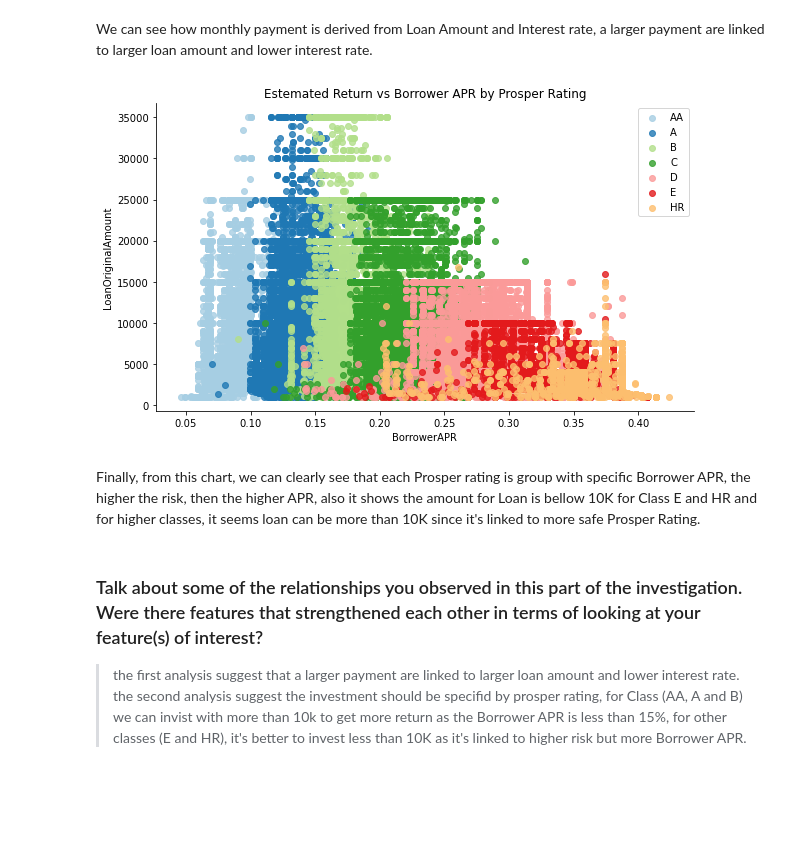
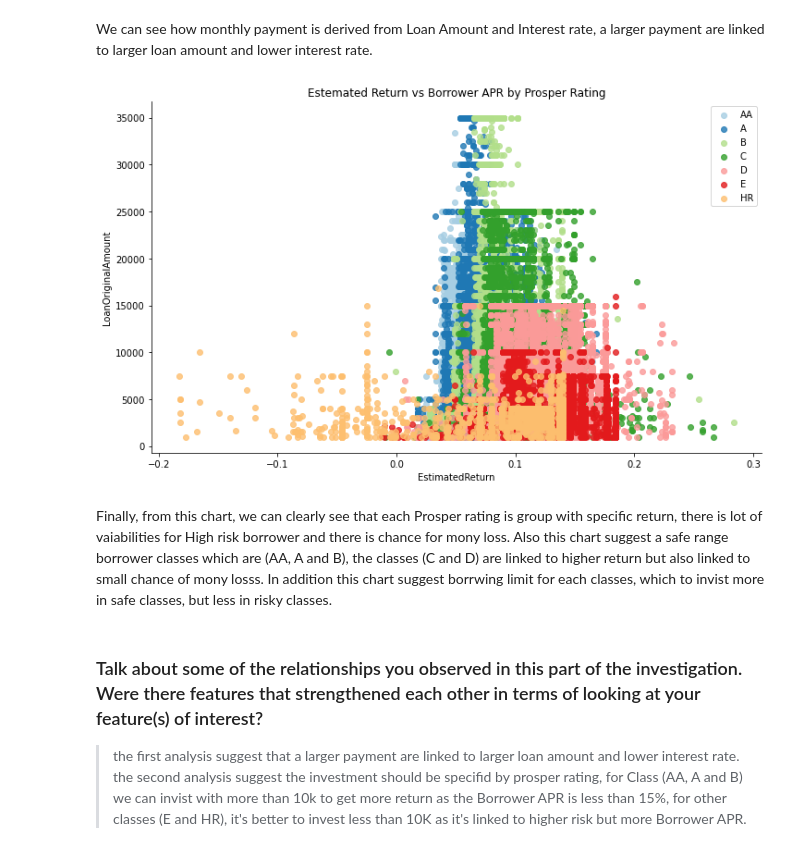
Before and after one commit to maleksaati/communicate-data-project, a Jupyter notebook: exploration.ipynb, the cells around one changed output. Saved outputs shown, nothing was run; the diff lists cells and outputs as text; code cells hidden in the pictures; blank space fills up the shorter version.

```diff
--- a/exploration.ipynb
+++ b/exploration.ipynb
@@ -376,14 +389,14 @@ plt.legend(legend_obj, labels, title="Monthly Loan Payment")
 We can see how monthly payment is derived from Loan Amount and Interest rate, a larger payment are linked to larger loan amount and lower interest rate.
 # %%
 g = sb.FacetGrid(data = loan_df, hue = 'ProsperRating (Alpha)', hue_order = ['AA', 'A', 'B', 'C', 'D', 'E', 'HR'] ,
-                 height = 5, aspect = 1.7, palette="Paired")
-g.map(sb.regplot,"BorrowerAPR", "LoanOriginalAmount", fit_reg = False);
+                 height = 6, aspect = 1.7, palette="Paired")
+g.map(sb.regplot,"EstimatedReturn", "LoanOriginalAmount", fit_reg = False);
 plt.legend()
 plt.title("Estemated Return vs Borrower APR by Prosper Rating");
 # %% [output]
-[figure, old version]
+[figure, new version]
-# %% [markdown]
-Finally, from this chart, we can clearly see that each Prosper rating is group with specific Borrower APR, the higher the risk, then the higher APR, also it shows the amount for Loan is bellow 10K for Class E and HR and for higher classes, it seems loan can be more than 10K since it's linked to more safe Prosper Rating.
+# %% [markdown]
+Finally, from this chart, we can clearly see that each Prosper rating is group with specific return, there is lot of vaiabilities for High risk borrower and there is chance for mony loss. Also this chart suggest a safe range borrower classes which are (AA, A and B), the classes (C and D) are linked to higher return but also linked to small chance of mony losss. In addition this chart suggest borrwing limit for each classes, which to invist more in safe classes, but less in risky classes.
 # %% [markdown]
 ### Talk about some of the relationships you observed in this part of the investigation. Were there features that strengthened each other in terms of looking at your feature(s) of interest?
 
```
Also changed, not shown: parts of 3 cells of this notebook, 1 other file.
